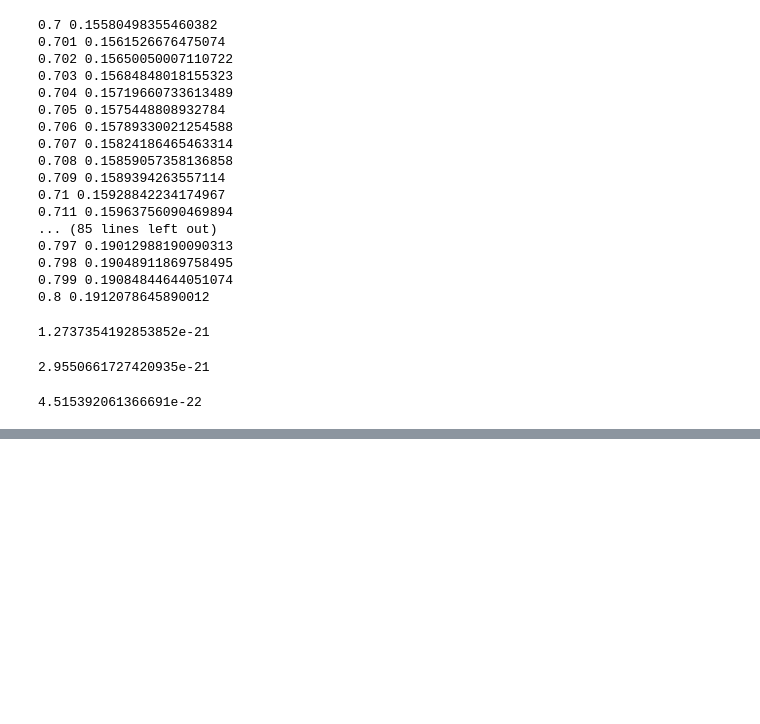
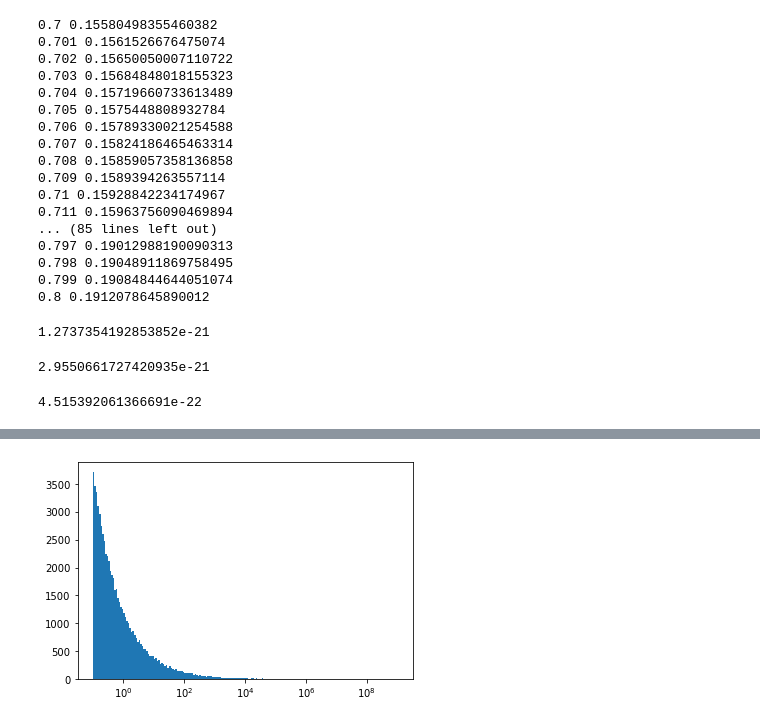
Before and after one commit to Junyinghuang/MArEX_Analysis, a Jupyter notebook: systematic.ipynb, the cells around one changed output, grey strips where cells are left out. Drawn from its saved outputs; the diff is of its cells as text; code cells hidden in the pictures; blank space fills up the shorter version.

```diff
--- a/systematic.ipynb
+++ b/systematic.ipynb
@@ -403,0 +424,5 @@ for i in np.linspace(0.7,0.8,101):
+# %%
+hist_BiIn_high_bg , _, _= plt.hist(bg_BiIn_high_en, bins = logbins, range = (0, 1e9))
+plt.xscale('log')
+# %% [output]
+[figure, added]
```
Also changed, not shown: parts of 10 cells of this notebook, 7 other files.
